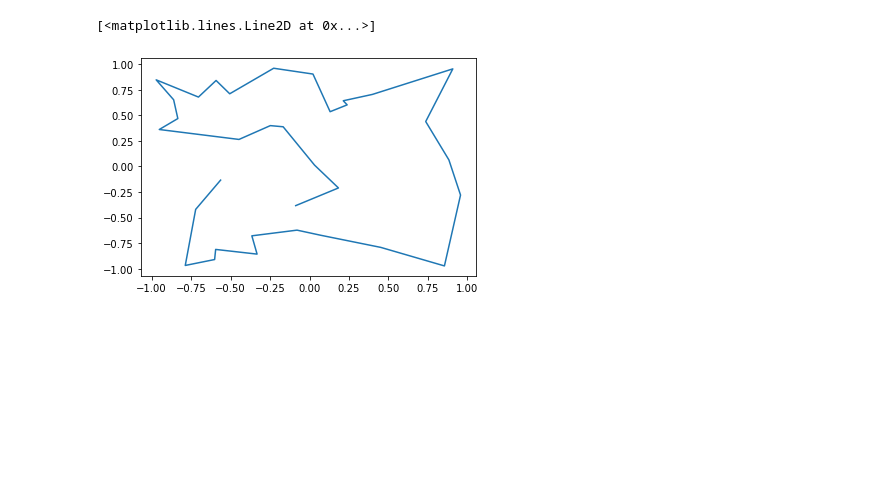
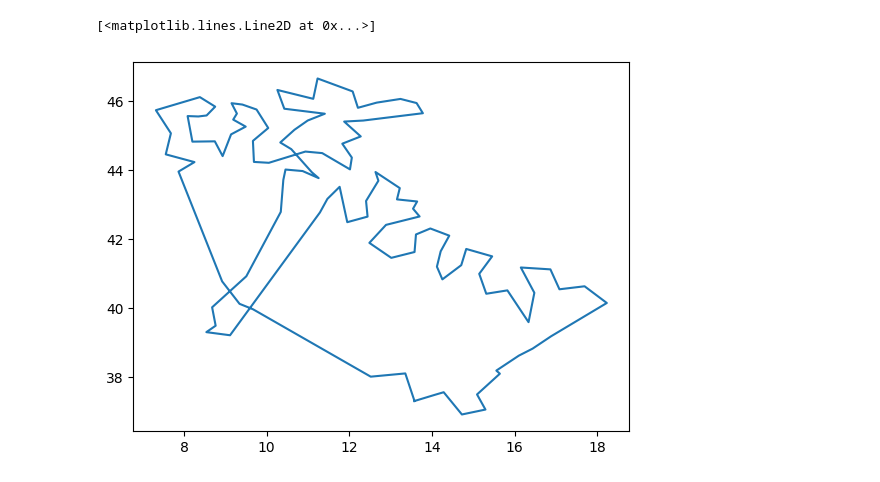
Before and after one commit to Nessun0o0/LSN, a Jupyter notebook: 10-Exercises/LSN10.ipynb, the cells around one changed output. Drawn from its saved outputs; the diff is of its cells as text; code cells hidden in the pictures; blank space fills up the shorter version.

```diff
--- a/10-Exercises/LSN10.ipynb
+++ b/10-Exercises/LSN10.ipynb
@@ -4,10 +4,11 @@ import matplotlib.pyplot as plt
 import numpy as np
 import math
 # %%
-optimal = np.loadtxt("square.out", dtype=int, max_rows=1) - 1
-cities = np.loadtxt("square.out", skiprows=1)
+optimal = np.loadtxt("output.out", dtype=int) - 1
+optimal = np.append(optimal, optimal[0])
+cities = np.loadtxt("cap_prov_ita.dat")
 
 plt.plot(cities[optimal,0], cities[optimal,1])
 # %% [output]
 [<matplotlib.lines.Line2D at 0x...>]
-[figure, old version]
+[figure, new version]
```
Also changed, not shown: 3 other files.
